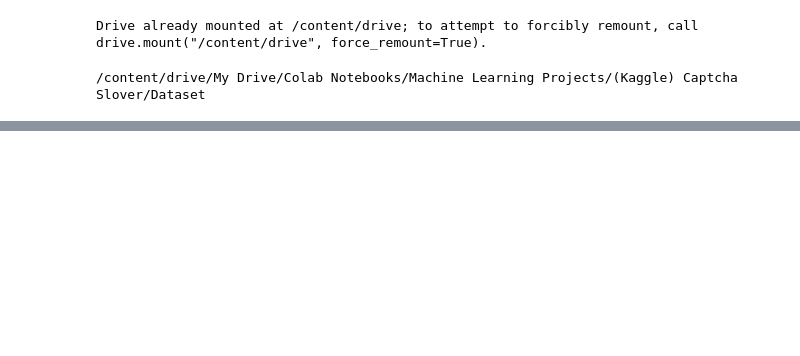
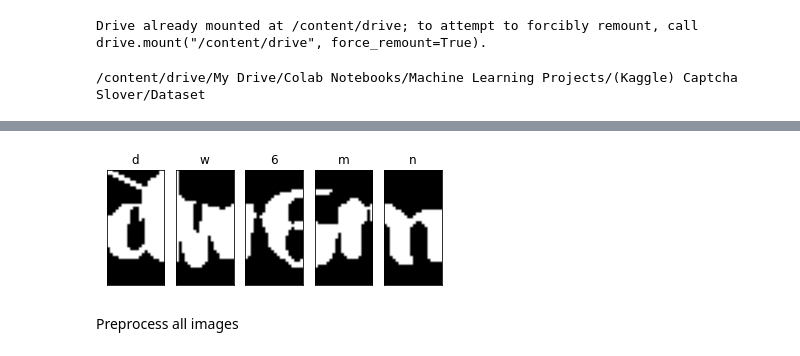
Before and after one commit to lucaslokchan/hands-on-ml, a Jupyter notebook: Projects/Captcha Slover/Captcha_Slover.ipynb, the cells around one changed output, grey strips where cells are left out. Drawn from its saved outputs; the diff is of its cells as text; code cells hidden in the pictures; blank space fills up the shorter version.

```diff
--- a/Projects/Captcha Slover/Captcha_Slover.ipynb
+++ b/Projects/Captcha Slover/Captcha_Slover.ipynb
@@ -127,0 +75,16 @@ https://www.kaggle.com/vykstorm/extracting-words-from-images-with-opencv-part-2
+# %%
+split = [erode[10:50,30:50],erode[10:50,50:70],
+                 erode[10:50,70:90],erode[10:50,90:110],erode[10:50,110:130]]
+
+label = images[image_number].split('.')[0]
+
+fig, ax = plt.subplots(1, 5)
+for i, j in zip(range(len(label)), label):
+  ax[i].imshow(split[i])
+  ax[i].set_title(j)
+  ax[i].set_xticks([])
+  ax[i].set_yticks([])
+# %% [output]
+[figure, added]
+# %% [markdown]
+Preprocess all images
```
Also changed, not shown: parts of 34 cells of this notebook.
